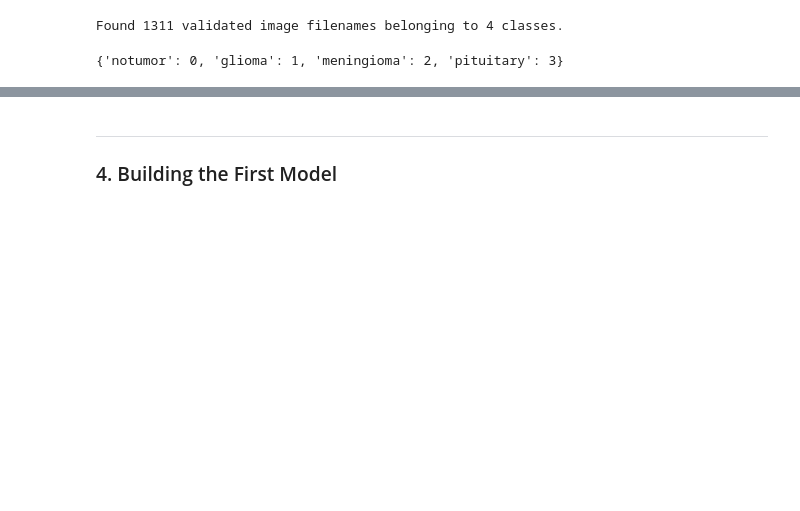
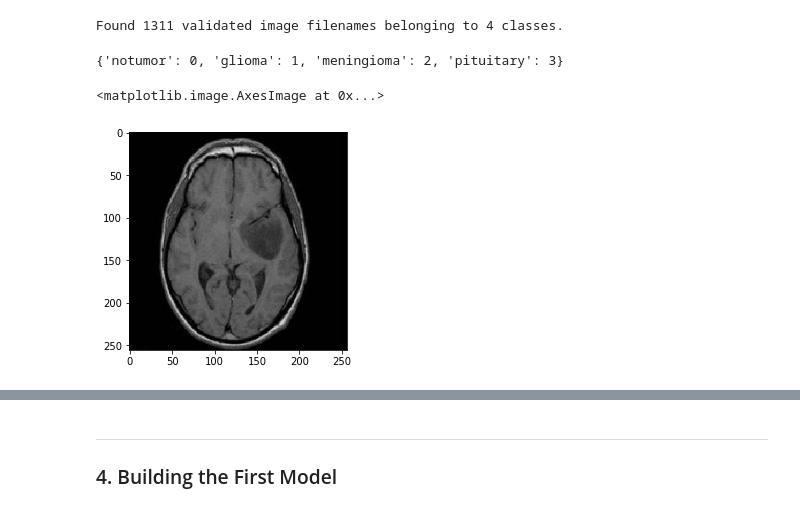
Before and after one commit to premDelaprem/MRI-tumor-classification, a Jupyter notebook: 01 - DRAFT.ipynb, the cells around one changed output, grey strips where cells are left out. Drawn from its saved outputs; the diff is of its cells as text; code cells hidden in the pictures; blank space fills up the shorter version.

```diff
--- a/01 - DRAFT.ipynb
+++ b/01 - DRAFT.ipynb
@@ -137,13 +163,16 @@ At this point, I had a training and testing dataframe that consisted of a filepa
 ---
 ### 3. Preprocessing with `ImageDataGenerator()`
 # %%
-# instantiate ImageDataGenerator Class (called 'idg')
-idg_train = ImageDataGenerator(horizontal_flip = True,
-                        rescale = 1./255,)
+# instantiate ImageDataGenerator Class (called 'idg') for train and val
+idg_train = ImageDataGenerator(rescale = 1./255,
+                              brightness_range=(0.8, 1.2))
+
+idg_val = ImageDataGenerator(rescale = 1./255,
+                            brightness_range=(0.8, 1.2))
 
 
-# keep testing separate to prevent data leakage
-idg_test = ImageDataGenerator(rescale = 1./255)
+# keep testing separate
+idg_test = ImageDataGenerator(rescale = 1./255,)
 # %% [markdown]
 #### **1. Training Data Generator**
 # %%
@@ -171,7 +219,8 @@ test_data_gen = idg_test.flow_from_dataframe(test_df,
                              class_mode = 'categorical',
                              target_size = (256,256),
                              batch_size = 32,
-                             color_mode = 'grayscale',
+                             color_mode = 'rgb',
+                             shuffle = False,
                              classes = {'notumor': 0, 'glioma': 1, 'meningioma': 2, 'pituitary': 3}) # setting the default class indices
 # %% [output]
 Found 1311 validated image filenames belonging to 4 classes.
@@ -180,3 +229,10 @@ Found 1311 validated image filenames belonging to 4 classes.
 test_data_gen.class_indices
 # %% [output]
 {'notumor': 0, 'glioma': 1, 'meningioma': 2, 'pituitary': 3}
+# %%
+# sample resized image from the testing set
+augmented_image = test_data_gen.next()[0][31]
+plt.imshow(augmented_image)
+# %% [output]
+<matplotlib.image.AxesImage at 0x...>
+[figure, added]
```
Also changed, not shown: parts of 47 cells of this notebook, 7 other files.
